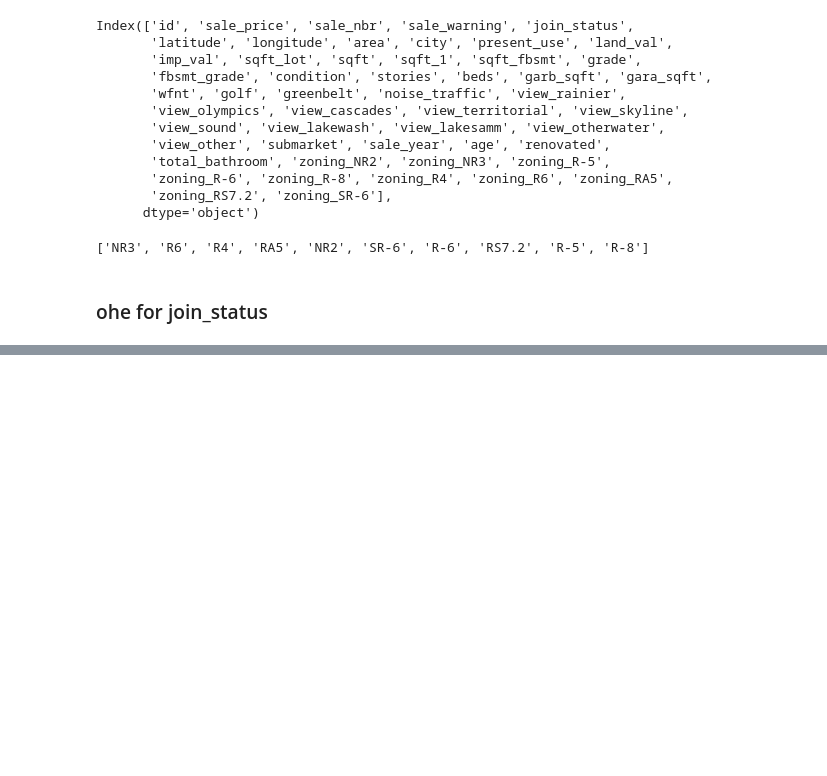
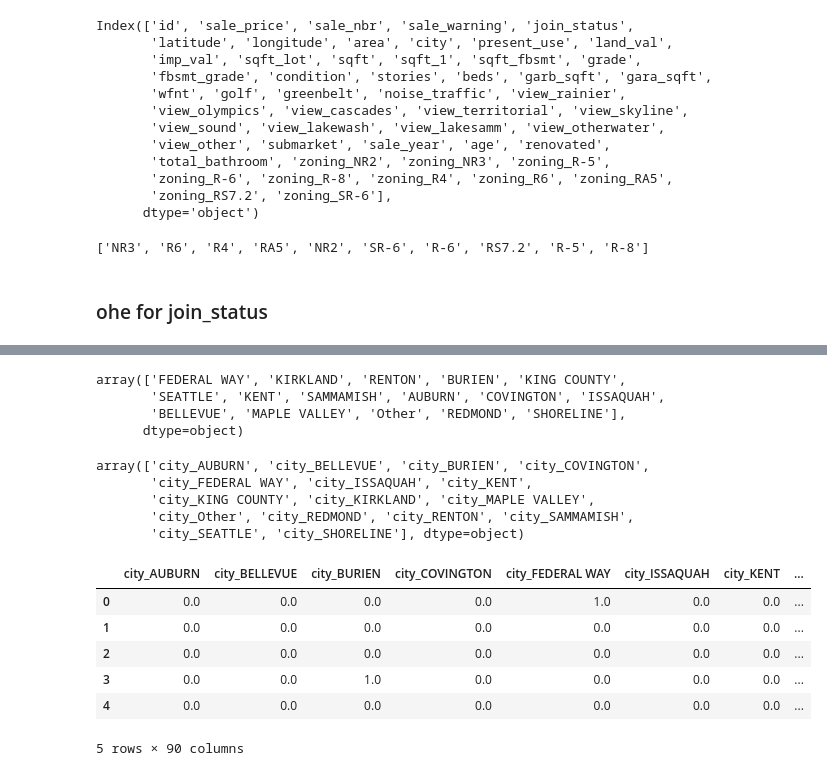
Before and after one commit to Aum-Patel1234/Machine-Learning, a Jupyter notebook: house price range prediction/house_price_data.ipynb, the cells around one changed output, grey strips where cells are left out. Drawn from its saved outputs; the diff is of its cells as text; code cells hidden in the pictures; blank space fills up the shorter version.

```diff
--- a/house price range prediction/house_price_data.ipynb
+++ b/house price range prediction/house_price_data.ipynb
@@ -489,0 +527,37 @@ dtype: int64
+# %%
+df5['city'] = df5['city'].apply(lambda x: x if x in top_15_cities else 'Other')
+df5['city'].unique()
+# %% [output]
+array(['FEDERAL WAY', 'KIRKLAND', 'RENTON', 'BURIEN', 'KING COUNTY',
+       'SEATTLE', 'KENT', 'SAMMAMISH', 'AUBURN', 'COVINGTON', 'ISSAQUAH',
+       'BELLEVUE', 'MAPLE VALLEY', 'Other', 'REDMOND', 'SHORELINE'],
+      dtype=object)
+# %%
+city_col_trans = ColumnTransformer([('ohe', OneHotEncoder(), ['city'])], remainder='passthrough')
+# %%
+df6 = city_col_trans.fit_transform(df5)
+# %%
+ohe_city_names = city_col_trans.named_transformers_['ohe'].get_feature_names_out(['city'])
+ohe_city_names
+# %% [output]
+array(['city_AUBURN', 'city_BELLEVUE', 'city_BURIEN', 'city_COVINGTON',
+       'city_FEDERAL WAY', 'city_ISSAQUAH', 'city_KENT',
+       'city_KING COUNTY', 'city_KIRKLAND', 'city_MAPLE VALLEY',
+       'city_Other', 'city_REDMOND', 'city_RENTON', 'city_SAMMAMISH',
+       'city_SEATTLE', 'city_SHORELINE'], dtype=object)
+# %%
+city_passthrough_cols = [col for col in df5.columns if col != 'city']
+
+all_column_names = list(ohe_city_names) + city_passthrough_cols
+
+df6 = pd.DataFrame(df6, columns=all_column_names, index=df5.index)
+# %%
+df6.head()
+# %% [output]
+|  | city_AUBURN | city_BELLEVUE | city_BURIEN | city_COVINGTON | city_FEDERAL WAY | city_ISSAQUAH | city_KENT | ... |
+| 0 | 0.0 | 0.0 | 0.0 | 0.0 | 1.0 | 0.0 | 0.0 | ... |
+| 1 | 0.0 | 0.0 | 0.0 | 0.0 | 0.0 | 0.0 | 0.0 | ... |
+| 2 | 0.0 | 0.0 | 0.0 | 0.0 | 0.0 | 0.0 | 0.0 | ... |
+| 3 | 0.0 | 0.0 | 1.0 | 0.0 | 0.0 | 0.0 | 0.0 | ... |
+| 4 | 0.0 | 0.0 | 0.0 | 0.0 | 0.0 | 0.0 | 0.0 | ... |
+5 rows × 90 columns
```
Also changed, not shown: parts of 47 cells of this notebook.
